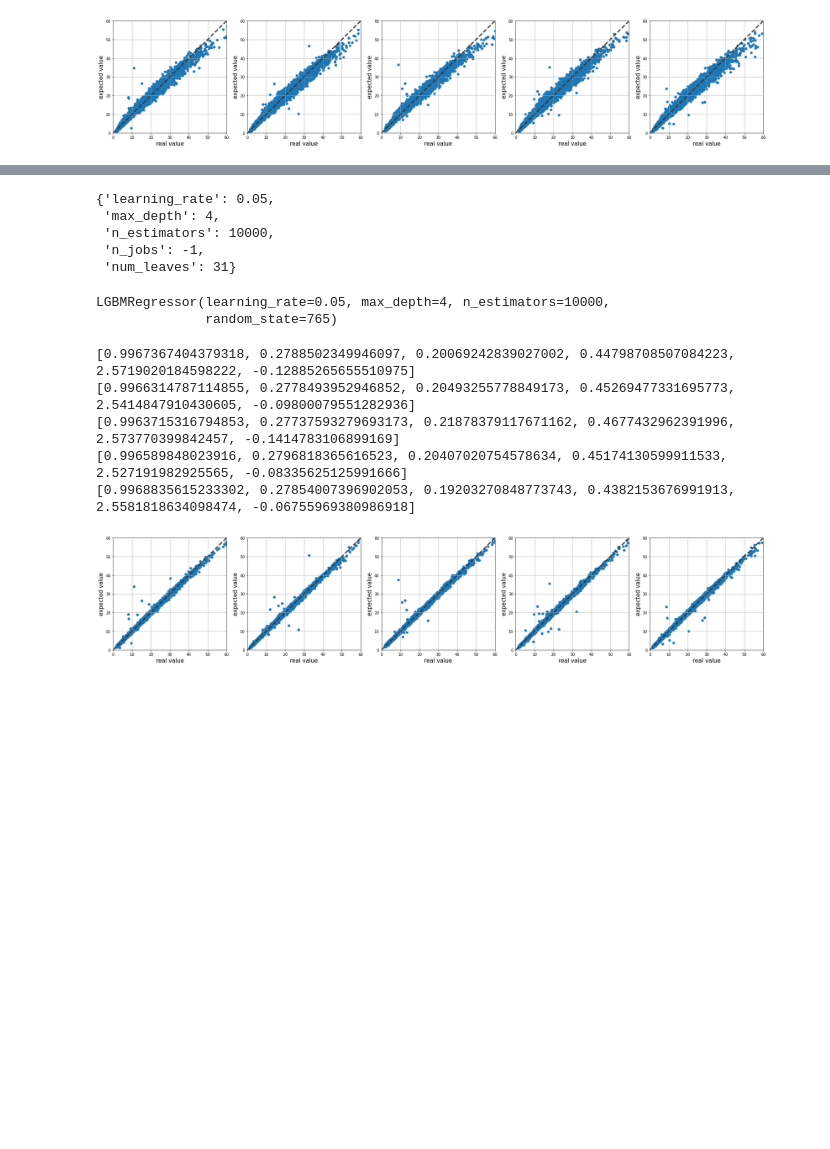
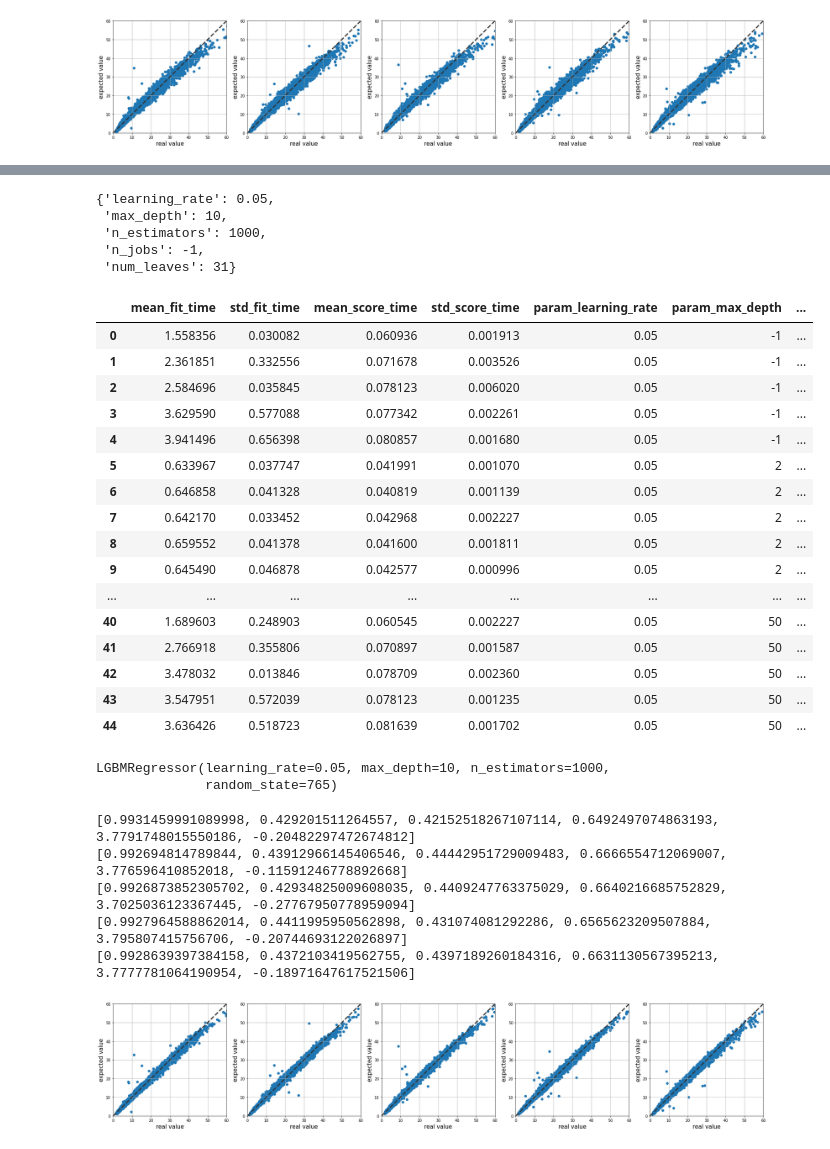
Before and after one commit to Schwalbe262/ML_MFT, a Jupyter notebook: N002_lightgbm_plot(SK_gridSearchCV).ipynb, the cells around one changed output, grey strips where cells are left out. Saved outputs shown, nothing was run; the diff lists cells and outputs as text; code cells hidden in the pictures; blank space fills up the shorter version.

```diff
--- a/N002_lightgbm_plot(SK_gridSearchCV).ipynb
+++ b/N002_lightgbm_plot(SK_gridSearchCV).ipynb
@@ -291,7 +291,7 @@ plt.show()
 from sklearn.model_selection import GridSearchCV
 
 parameters = {
-    "n_estimators" : [1000,3000,10000],
+    "n_estimators" : [1000],
     'n_jobs' : [-1],
     'learning_rate': [0.05],
     'max_depth' : [-1,2,3,4,5,10,20,30,50],
@@ -299,6 +299,6 @@ parameters = {
     }
 
 #cv=5 5번의 교차검증.
-grid = GridSearchCV(LGBMRegressor(random_state=0), verbose=2, param_grid = parameters, cv=kfold)
+grid = GridSearchCV(LGBMRegressor(random_state=0), verbose=2, param_grid = parameters, cv=kfold, scoring="r2")
 grid.fit(X_train, Y_train)
 # %% [output]
@@ -337,10 +337,36 @@ GridSearchCV(cv=KFold(n_splits=5, random_state=765, shuffle=True),
 grid.best_params_
 # %% [output]
 {'learning_rate': 0.05,
- 'max_depth': 4,
- 'n_estimators': 10000,
+ 'max_depth': 10,
+ 'n_estimators': 1000,
  'n_jobs': -1,
  'num_leaves': 31}
+# %%
+#grid.cv_results_.to_csv("N002_result(GridCV).csv", mode="w")
+#grid.cv_results_["mean_fit_time"]
+#pd.DataFrame(list(grid.cv_results_.items()),columns=[])
+temps = pd.DataFrame.from_dict(grid.cv_results_)
+#list(temps.columns)
+
+temps
+# %% [output]
+|  | mean_fit_time | std_fit_time | mean_score_time | std_score_time | param_learning_rate | param_max_depth | ... |
+| 0 | 1.558356 | 0.030082 | 0.060936 | 0.001913 | 0.05 | -1 | ... |
+| 1 | 2.361851 | 0.332556 | 0.071678 | 0.003526 | 0.05 | -1 | ... |
+| 2 | 2.584696 | 0.035845 | 0.078123 | 0.006020 | 0.05 | -1 | ... |
+| 3 | 3.629590 | 0.577088 | 0.077342 | 0.002261 | 0.05 | -1 | ... |
+| 4 | 3.941496 | 0.656398 | 0.080857 | 0.001680 | 0.05 | -1 | ... |
+| 5 | 0.633967 | 0.037747 | 0.041991 | 0.001070 | 0.05 | 2 | ... |
+| 6 | 0.646858 | 0.041328 | 0.040819 | 0.001139 | 0.05 | 2 | ... |
+| 7 | 0.642170 | 0.033452 | 0.042968 | 0.002227 | 0.05 | 2 | ... |
+| 8 | 0.659552 | 0.041378 | 0.041600 | 0.001811 | 0.05 | 2 | ... |
+| 9 | 0.645490 | 0.046878 | 0.042577 | 0.000996 | 0.05 | 2 | ... |
+| ... | ... | ... | ... | ... | ... | ... | ... |
+| 40 | 1.689603 | 0.248903 | 0.060545 | 0.002227 | 0.05 | 50 | ... |
+| 41 | 2.766918 | 0.355806 | 0.070897 | 0.001587 | 0.05 | 50 | ... |
+| 42 | 3.478032 | 0.013846 | 0.078709 | 0.002360 | 0.05 | 50 | ... |
+| 43 | 3.547951 | 0.572039 | 0.078123 | 0.001235 | 0.05 | 50 | ... |
+| 44 | 3.636426 | 0.518723 | 0.081639 | 0.001702 | 0.05 | 50 | ... |
 # %%
 #model = LGBMRegressor(random_state=765, learning_rate=0.05, max_depth=10, n_estimators=5000)
 model = LGBMRegressor(random_state=765, **grid.best_params_)
@@ -348,7 +374,7 @@ model.fit(X_train,Y_train)
 
 print(model)
 # %% [output]
-LGBMRegressor(learning_rate=0.05, max_depth=4, n_estimators=10000,
+LGBMRegressor(learning_rate=0.05, max_depth=10, n_estimators=1000,
               random_state=765)
 # %%
 # 교차 검증용 데이터셋 구성
@@ -402,9 +428,9 @@ for train_idx, test_idx in kfold.split(X[col_input]):
 plt.tight_layout()
 plt.show()
 # %% [output]
-[0.9967367404379318, 0.2788502349946097, 0.20069242839027002, 0.44798708507084223, 2.5719020184598222, -0.12885265655510975]
-[0.9966314787114855, 0.2778493952946852, 0.20493255778849173, 0.45269477331695773, 2.5414847910430605, -0.09800079551282936]
-[0.9963715316794853, 0.27737593279693173, 0.21878379117671162, 0.4677432962391996, 2.573770399842457, -0.1414783106899169]
-[0.996589848023916, 0.2796818365616523, 0.20407020754578634, 0.45174130599911533, 2.527191982925565, -0.08335625125991666]
-[0.9968835615233302, 0.27854007396902053, 0.19203270848773743, 0.4382153676991913, 2.5581818634098474, -0.06755969380986918]
+[0.9931459991089998, 0.429201511264557, 0.42152518267107114, 0.6492497074863193, 3.7791748015550186, -0.20482297472674812]
+[0.992694814789844, 0.43912966145406546, 0.44442951729009483, 0.6666554712069007, 3.776596410852018, -0.11591246778892668]
+[0.9926873852305702, 0.42934825009608035, 0.4409247763375029, 0.6640216685752829, 3.7025036123367445, -0.27767950778959094]
+[0.9927964588862014, 0.4411995950562898, 0.431074081292286, 0.6565623209507884, 3.795807415756706, -0.20744693122026897]
+[0.9928639397384158, 0.4372103419562755, 0.4397189260184316, 0.6631130567395213, 3.7777781064190954, -0.18971647617521506]
-[figure, old version]
+[figure, new version]
```
Also changed, not shown: parts of 1 cell of this notebook, 21 other files.
